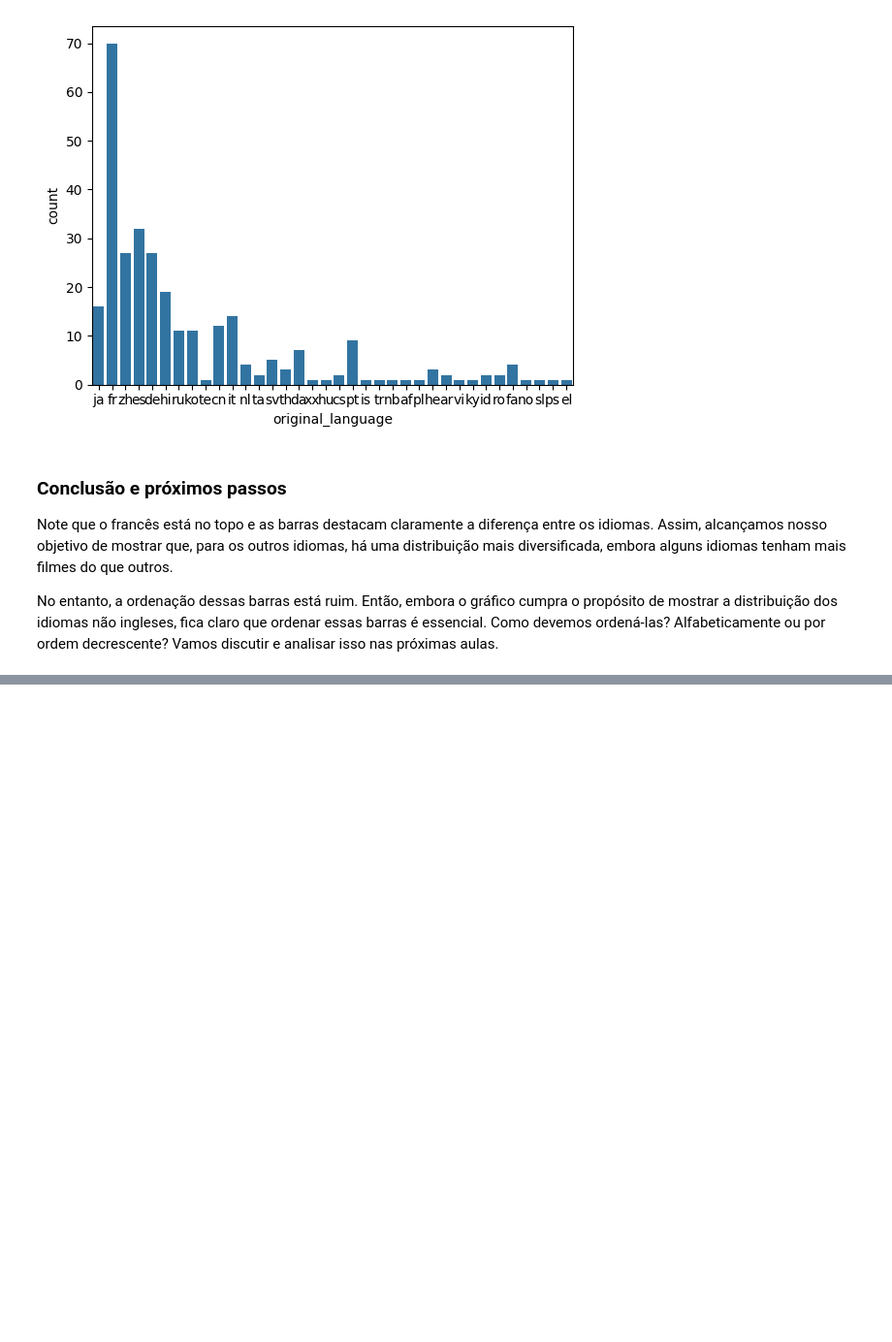
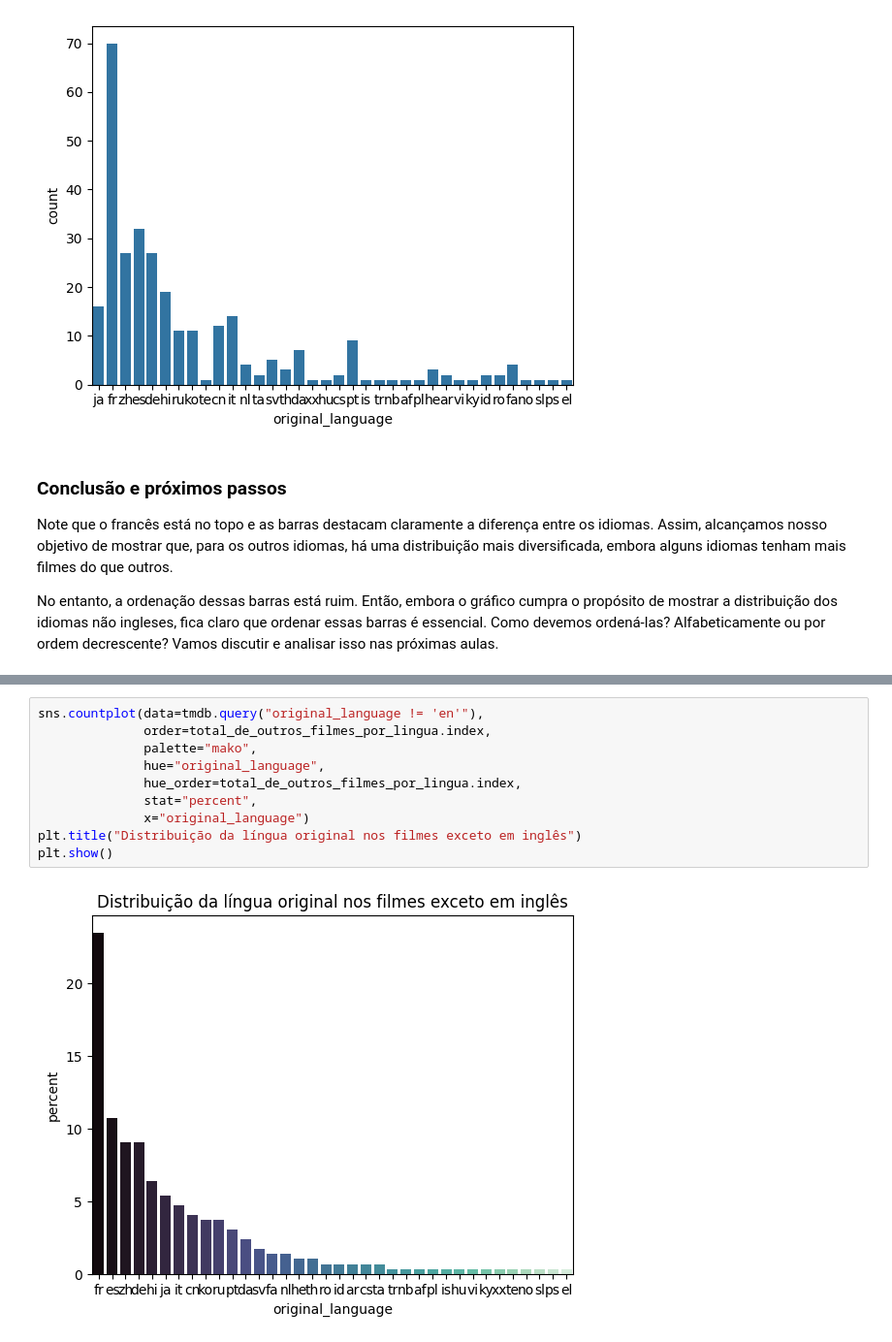
Before and after one commit to orlandojsjunior/Data_Science-explorando_e_analisando_dados, a Jupyter notebook: Explorando_e_analisando_dados.ipynb, the cells around one changed output, grey strips where cells are left out. Shown: that part at 97% size. Saved outputs shown, nothing was run; the diff lists cells and outputs as text; blank space fills up the shorter version.

```diff
--- a/Explorando_e_analisando_dados.ipynb
+++ b/Explorando_e_analisando_dados.ipynb
@@ -781,0 +824,12 @@ No entanto, a ordenação dessas barras está ruim. Então, embora o gráfico cu
+# %%
+sns.countplot(data=tmdb.query("original_language != 'en'"),
+              order=total_de_outros_filmes_por_lingua.index,
+              palette="mako",
+              hue="original_language",
+              hue_order=total_de_outros_filmes_por_lingua.index,
+              stat="percent",
+              x="original_language")
+plt.title("Distribuição da língua original nos filmes exceto em inglês")
+plt.show()
+# %% [output]
+[figure, added]
```
Also changed, not shown: parts of 14 cells of this notebook.
